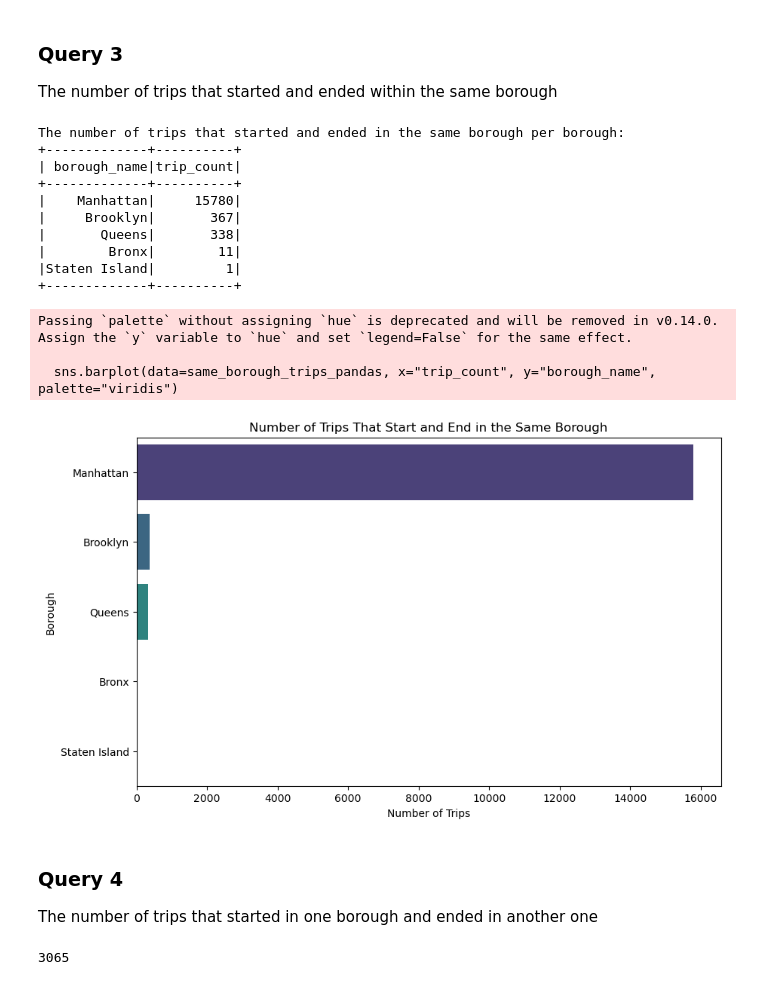
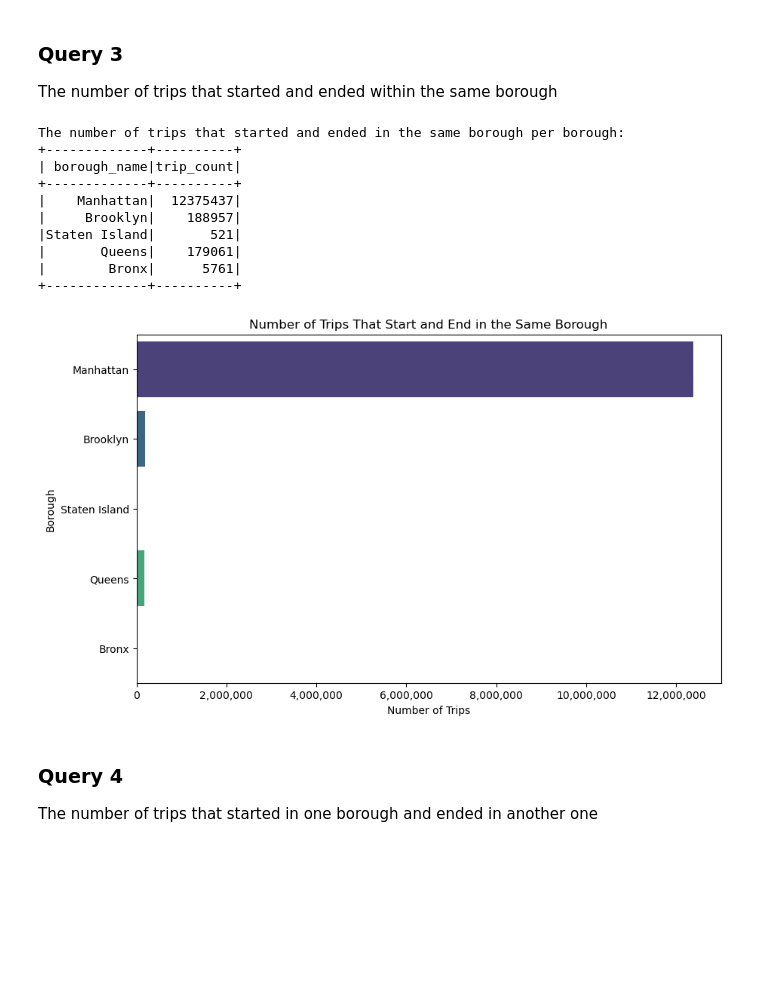
Before and after one commit to pirjo2/bdm-projects, a Jupyter notebook: Project_1/P1.ipynb, the cells around one changed output. Cells and saved outputs as stored; diff of their text form; code cells hidden in the pictures; blank space fills up the shorter version.

Commit message:
Run on trip_data_1.csv
Run on trip_data_1.csv

```diff
--- a/Project_1/P1.ipynb
+++ b/Project_1/P1.ipynb
@@ -96,9 +96,7 @@ taxi_df_og = (spark.read
              #.csv(["input/trip_data/trip_data_1.csv"])
           )
 
-# Moving the trips with 0 passengers to a separate dataframe, these will be added to idle times?
-zero_passenger_count = taxi_df_og.filter(taxi_df_og.passenger_count == "0")
-
+# Removing the trips with 0 passengers
 # Transforming the data (further explained in the project report)
 taxi_df = taxi_df_og.filter(
     (taxi_df_og.passenger_count != "0") &
@@ -111,9 +109,9 @@ taxi_df = taxi_df_og.filter(
     "pickup_ts": unix_timestamp("pickup_datetime", "dd-MM-yy HH:mm"),
     "dropoff_ts": unix_timestamp("dropoff_datetime", "dd-MM-yy HH:mm")
 }).withColumn(
-    "duration", (col("dropoff_ts") - col("pickup_ts")) * 1000 # convert to milliseconds
+    "duration", col("dropoff_ts") - col("pickup_ts")
 ).filter(
-    (col("duration") > 0) & (col("duration") <= 4 * 60 * 60 * 1000)
+    (col("duration") > 0) & (col("duration") <= 4 * 60 * 60)
 ).select(
     "hack_license",
     "pickup_latitude",
@@ -131,7 +129,7 @@ taxi_df = taxi_df.withColumn(
 ).withColumn(
     "dropoff_borough", get_borough_udf("dropoff_longitude", "dropoff_latitude")
 )
-taxi_df.show(3, truncate=False)
+taxi_df.show(5, truncate=False)
 
 print("Execution time", time.time() - start_time)
 # %% [output]
@@ -250,7 +280,7 @@ plt.show()
 The number of trips that started and ended within the same borough
 # %%
 # Filter df to only include trips that start and end in same borough, group by pickup boroughs
-same_borough_trips_df = taxi_sample.filter(col("pickup_borough") == col("dropoff_borough")).groupBy("pickup_borough").agg(count("*").alias("trip_count"))
+same_borough_trips_df = taxi_df.filter(col("pickup_borough") == col("dropoff_borough")).groupBy("pickup_borough").agg(count("*").alias("trip_count"))
 
 # Put borough names and codes in new df to be used in next step
 borough_names_df = spark.createDataFrame([(code, name) for code, name in b_names.items()],
@@ -267,36 +297,30 @@ same_borough_trips_named = same_borough_trips_df.join(
 print("The number of trips that started and ended in the same borough per borough:")
 same_borough_trips_named = same_borough_trips_named.select("borough_name", "trip_count")
 same_borough_trips_named.show()
-
-#vizualise
-same_borough_trips_pandas = same_borough_trips_named.toPandas()
-plt.figure(figsize=(10, 6))
-sns.barplot(data=same_borough_trips_pandas, x="trip_count", y="borough_name", palette="viridis")
-plt.xlabel("Number of Trips")
-plt.ylabel("Borough")
-plt.title("Number of Trips That Start and End in the Same Borough")
-plt.show()
 # %% [output]
 The number of trips that started and ended in the same borough per borough:
 +-------------+----------+
 | borough_name|trip_count|
 +-------------+----------+
-|    Manhattan|     15780|
-|     Brooklyn|       367|
-|       Queens|       338|
-|        Bronx|        11|
-|Staten Island|         1|
+|    Manhattan|  12375437|
+|     Brooklyn|    188957|
+|Staten Island|       521|
+|       Queens|    179061|
+|        Bronx|      5761|
 +-------------+----------+
-Passing `palette` without assigning `hue` is deprecated and will be removed in v0.14.0. Assign the `y` variable to `hue` and set `legend=False` for the same effect.
-
-  sns.barplot(data=same_borough_trips_pandas, x="trip_count", y="borough_name", palette="viridis")
-[figure, removed]
+# %%
+import matplotlib.ticker as ticker
+# Vizualise
+same_borough_trips_pandas = same_borough_trips_named.toPandas()
+plt.figure(figsize=(10, 6))
+ax = sns.barplot(data=same_borough_trips_pandas, x="trip_count", y="borough_name", hue="borough_name", palette="viridis", legend=False)
+ax.xaxis.set_major_formatter(ticker.FuncFormatter(lambda x, pos: format(int(x), ','))) # Disable scientific numbers
+plt.xlabel("Number of Trips")
+plt.ylabel("Borough")
+plt.title("Number of Trips That Start and End in the Same Borough")
+plt.show()
+# %% [output]
+[figure, added]
 # %% [markdown]
 ### Query 4
 The number of trips that started in one borough and ended in another one
-# %%
-taxi_sample = taxi_df.limit(20000)
-sumOfTripsBoroughDifferent = taxi_sample.filter(col("pickup_borough") != col("dropoff_borough")).count()
-print(sumOfTripsBoroughDifferent)
-# %% [output]
-3065
```
Also changed, not shown: parts of 7 cells of this notebook.
